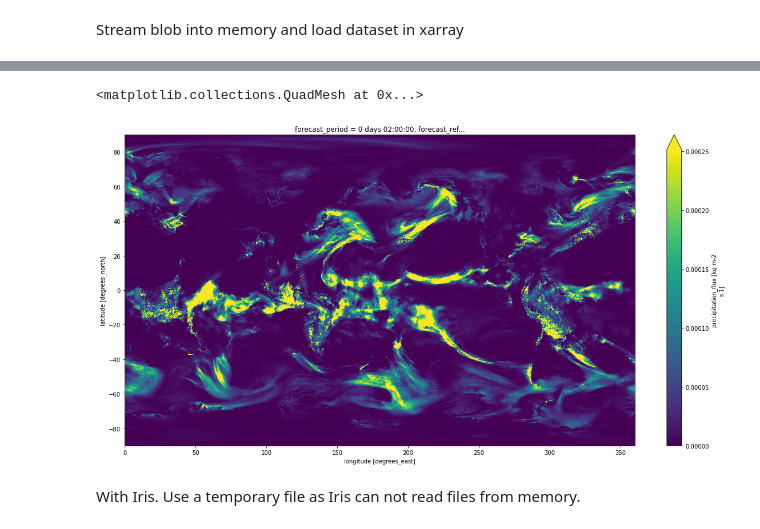
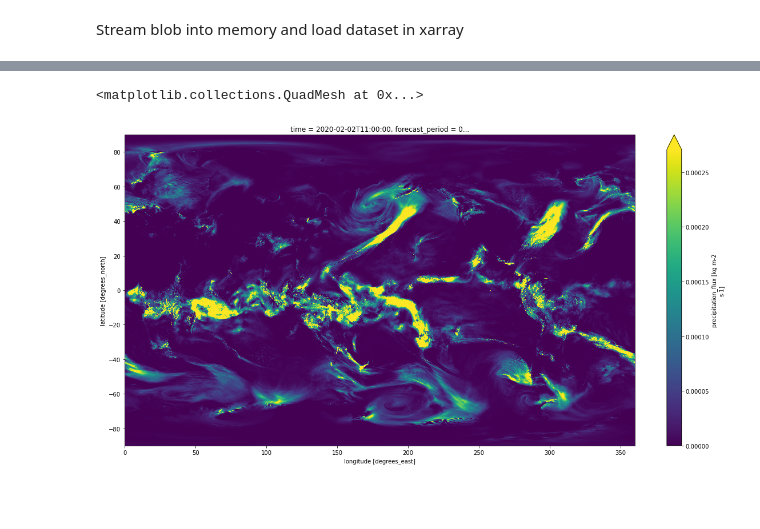
Before and after one commit to informatics-lab/covid19-examples-and-docs, a Jupyter notebook: examples/Extracting Region.ipynb, the cells around one changed output, grey strips where cells are left out. Drawn from its saved outputs; the diff is of its cells as text; code cells hidden in the pictures; blank space fills up the shorter version.

Commit message:
more vars, more time, not lean

```diff
--- a/examples/Extracting Region.ipynb
+++ b/examples/Extracting Region.ipynb
@@ -109,0 +105,13 @@ Plot it
+# %%
+ds = xr.Dataset()
+
+v2 = ['precipitation_flux','air_temperature']
+for i,var in enumerate(['precip', "t1o5m"]):
+    da = []
+    for day in [1,2,3]:
+        data_description = Properties("global",var,"daily","mean",datetime.date(2020,2,day))
+        print(url_from_propertys(*data_description))
+        file_data = BytesIO(BlobClient.from_blob_url(url_from_propertys(*data_description)).download_blob().readall())
+        da.append(xr.open_dataset(file_data)[v2[i]])
+    da = xr.concat(da,dim='time')
+    ds[v2[i]]=da
@@ -110,10 +125,11 @@ Plot it
+# %%
+drop = ['latitude_longitude','forecast_period_bnds','time_bnds','forecast_reference_time_bnds']
+ds=ds.rename({'longitude':'lon','latitude':'lat'})#.drop(drop)
 # %%
-ds.precipitation_flux.plot(robust=True)
+ds.precipitation_flux.isel(time=1).plot(robust=True)
 # %% [output]
 <matplotlib.collections.QuadMesh at 0x...>
-[figure, old version]
+[figure, new version]
-# %% [markdown]
-With Iris. Use a temporary file as Iris can not read files from memory.
 # %%
 import regionmask
 
```
Also changed, not shown: parts of 15 cells of this notebook.
